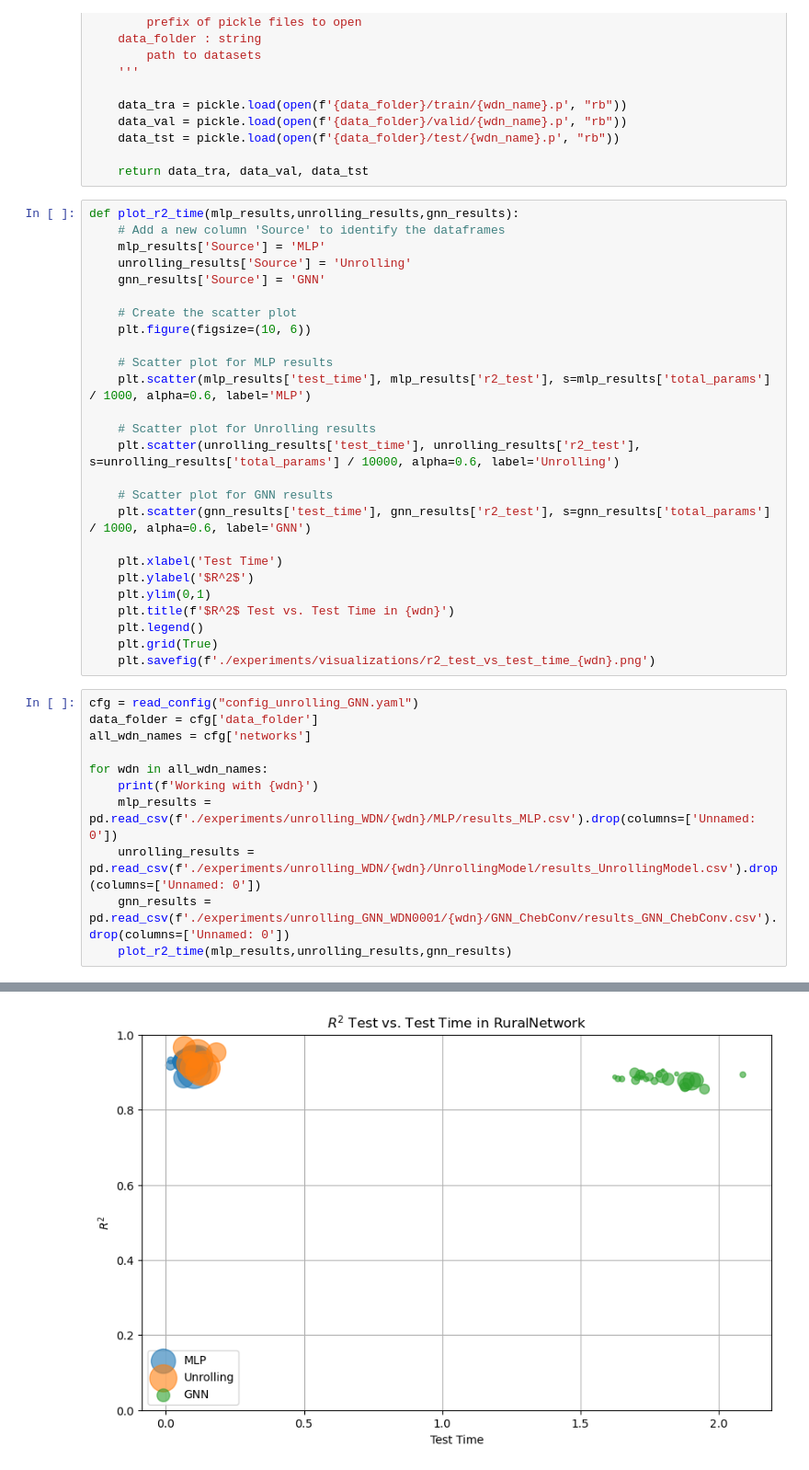
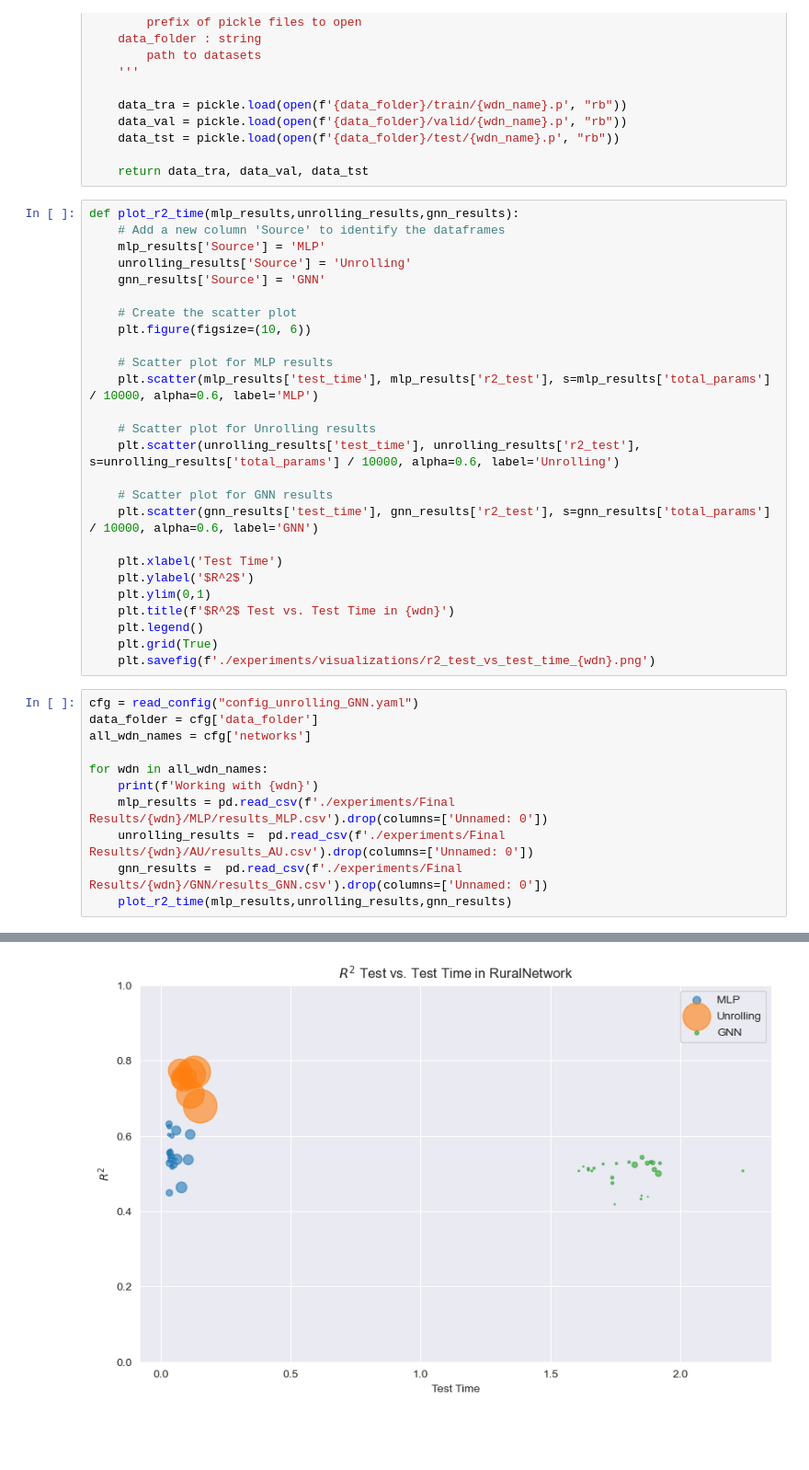
Before and after one commit to albertsolaroca/GGANet, a Jupyter notebook: main_unrolling/visualizations.ipynb, the cells around one changed output, grey strips where cells are left out. Shown at 92% size. Saved outputs shown, nothing was run; the diff lists cells and outputs as text; blank space fills up the shorter version.

```diff
--- a/main_unrolling/visualizations.ipynb
+++ b/main_unrolling/visualizations.ipynb
@@ -34,13 +35,13 @@ def plot_r2_time(mlp_results,unrolling_results,gnn_results):
 	plt.figure(figsize=(10, 6))
 
 	# Scatter plot for MLP results
-	plt.scatter(mlp_results['test_time'], mlp_results['r2_test'], s=mlp_results['total_params'] / 1000, alpha=0.6, label='MLP')
+	plt.scatter(mlp_results['test_time'], mlp_results['r2_test'], s=mlp_results['total_params'] / 10000, alpha=0.6, label='MLP')
 
 	# Scatter plot for Unrolling results
 	plt.scatter(unrolling_results['test_time'], unrolling_results['r2_test'], s=unrolling_results['total_params'] / 10000, alpha=0.6, label='Unrolling')
 
 	# Scatter plot for GNN results
-	plt.scatter(gnn_results['test_time'], gnn_results['r2_test'], s=gnn_results['total_params'] / 1000, alpha=0.6, label='GNN')
+	plt.scatter(gnn_results['test_time'], gnn_results['r2_test'], s=gnn_results['total_params'] / 10000, alpha=0.6, label='GNN')
 
 	plt.xlabel('Test Time')
 	plt.ylabel('$R^2$')
@@ -56,9 +57,9 @@ all_wdn_names = cfg['networks']
 
 for wdn in all_wdn_names:
 	print(f'Working with {wdn}')
-	mlp_results = pd.read_csv(f'./experiments/unrolling_WDN/{wdn}/MLP/results_MLP.csv').drop(columns=['Unnamed: 0'])
-	unrolling_results =  pd.read_csv(f'./experiments/unrolling_WDN/{wdn}/UnrollingModel/results_UnrollingModel.csv').drop(columns=['Unnamed: 0'])
-	gnn_results =  pd.read_csv(f'./experiments/unrolling_GNN_WDN0001/{wdn}/GNN_ChebConv/results_GNN_ChebConv.csv').drop(columns=['Unnamed: 0'])
+	mlp_results = pd.read_csv(f'./experiments/Final Results/{wdn}/MLP/results_MLP.csv').drop(columns=['Unnamed: 0'])
+	unrolling_results =  pd.read_csv(f'./experiments/Final Results/{wdn}/AU/results_AU.csv').drop(columns=['Unnamed: 0'])
+	gnn_results =  pd.read_csv(f'./experiments/Final Results/{wdn}/GNN/results_GNN.csv').drop(columns=['Unnamed: 0'])
 	plot_r2_time(mlp_results,unrolling_results,gnn_results)
 # %% [output]
 Working with FOS
@@ -73,4 +74,4 @@ Working with RuralNetwork
-[figure, old version]
+[figure, new version]
 # %%
 def plot_errors(real,mlp_preds,unrolling_preds,gnn_preds, wdn):
 
```
Also changed, not shown: parts of 9 cells of this notebook, 10 other files.
